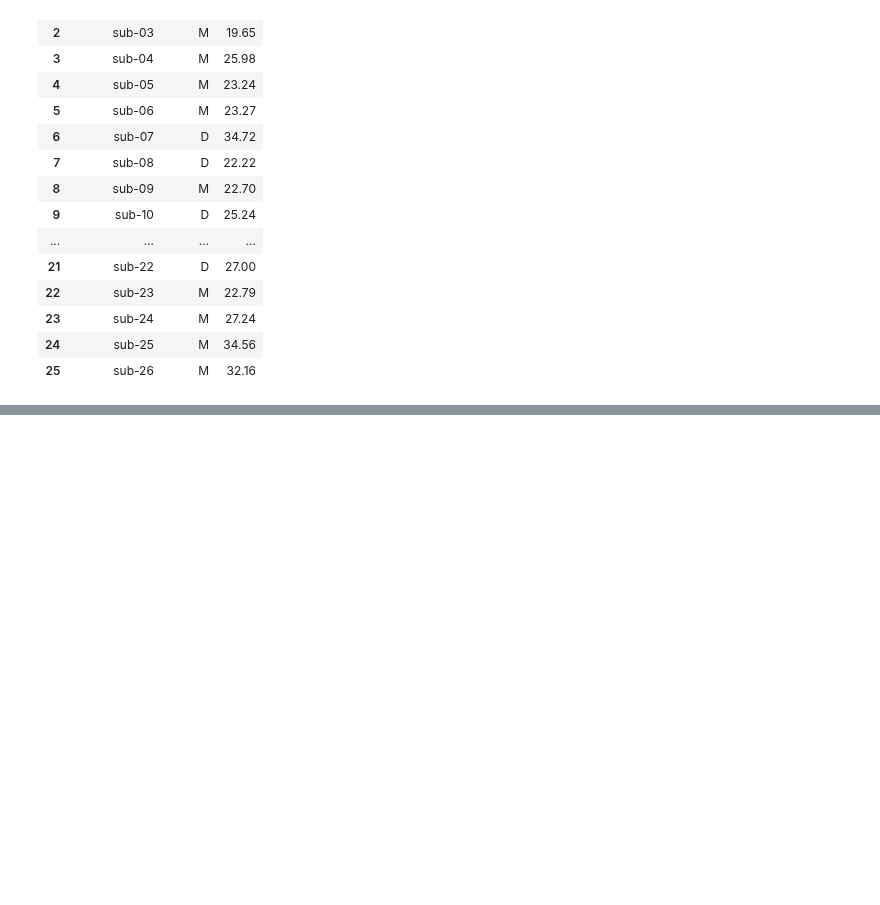
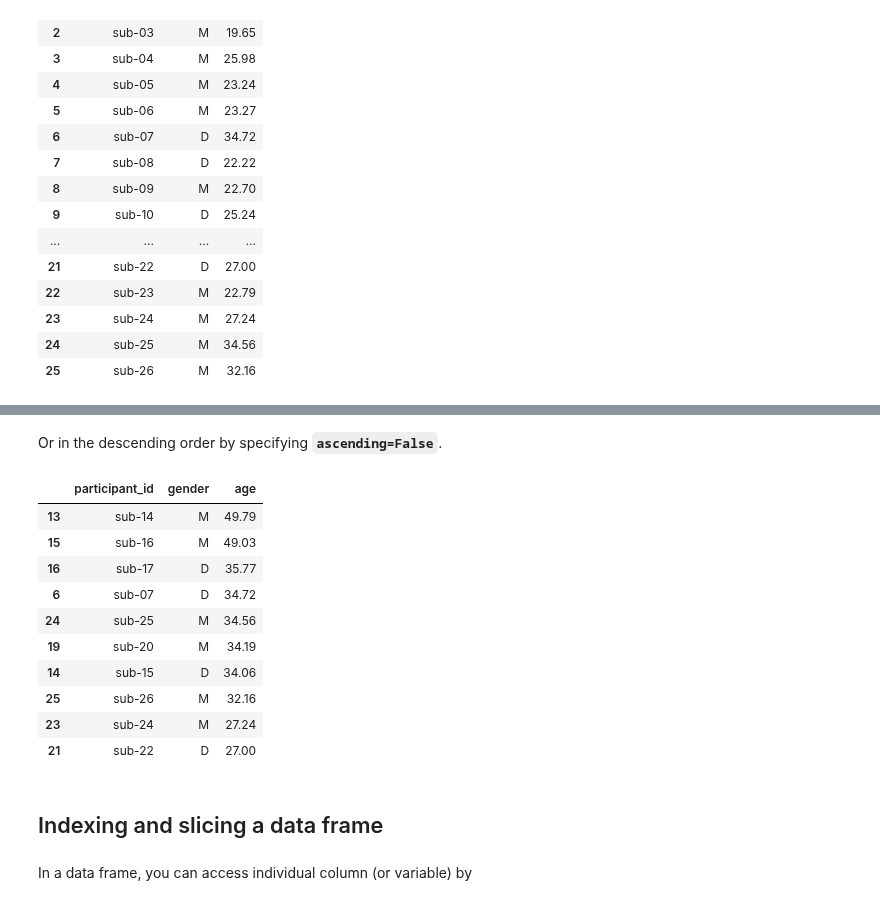
Before and after one commit to sathayas/JupyterfMRIFall2019, a Jupyter notebook: HandlingData.ipynb, the cells around one changed output, grey strips where cells are left out. Cells and saved outputs as stored; diff of their text form; code cells hidden in the pictures; blank space fills up the shorter version.

```diff
--- a/HandlingData.ipynb
+++ b/HandlingData.ipynb
@@ -219,0 +269,20 @@ ptData
+# %% [markdown]
+Or in the descending order by specifying **`ascending=False`**.
+# %%
+ptData.sort_values(by='age', ascending=False).head(10)
+# %% [output]
+|  | participant_id | gender | age |
+| 13 | sub-14 | M | 49.79 |
+| 15 | sub-16 | M | 49.03 |
+| 16 | sub-17 | D | 35.77 |
+| 6 | sub-07 | D | 34.72 |
+| 24 | sub-25 | M | 34.56 |
+| 19 | sub-20 | M | 34.19 |
+| 14 | sub-15 | D | 34.06 |
+| 25 | sub-26 | M | 32.16 |
+| 23 | sub-24 | M | 27.24 |
+| 21 | sub-22 | D | 27.00 |
+# %% [markdown]
+## Indexing and slicing a data frame
+# %% [markdown]
+In a data frame, you can access individual column (or variable) by
```
Also changed, not shown: parts of 28 cells of this notebook.
